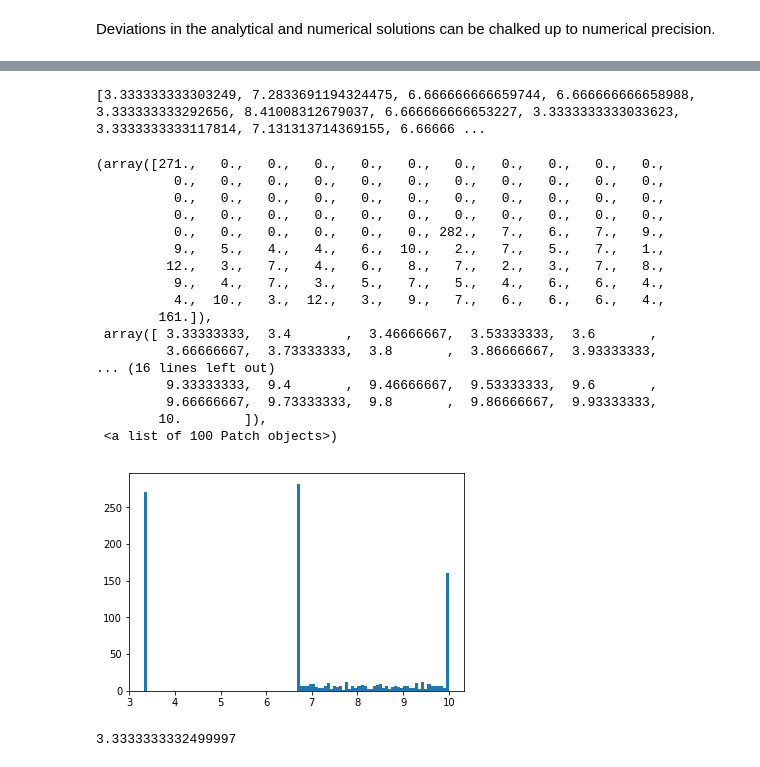
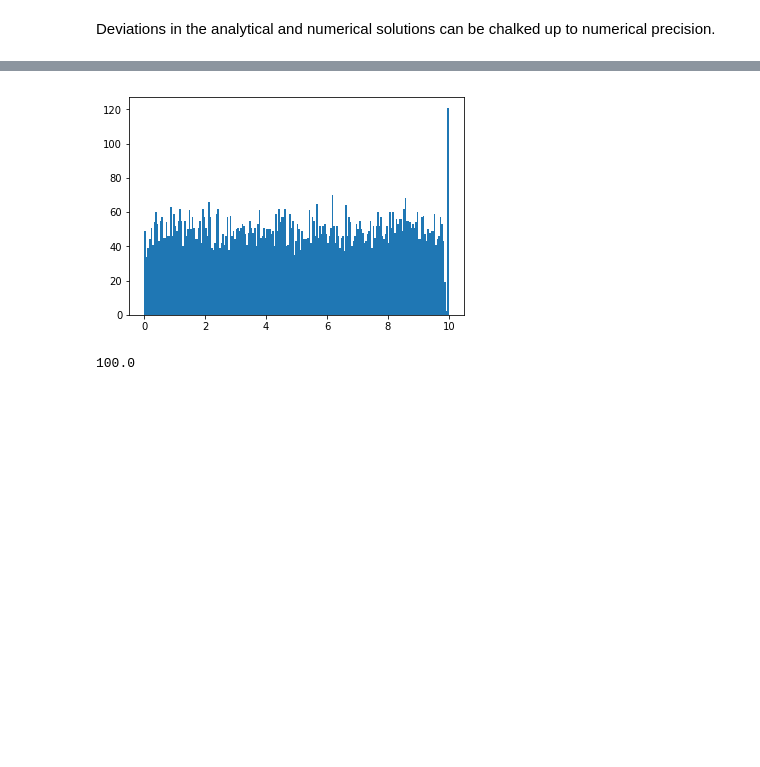
Before and after one commit to NumEconCopenhagen/projects-2019-computer-says-no, a Jupyter notebook: modelproject/modelproject.ipynb, the cells around one changed output, grey strips where cells are left out. Drawn from its saved outputs; the diff is of its cells as text; code cells hidden in the pictures; blank space fills up the shorter version.

```diff
--- a/modelproject/modelproject.ipynb
+++ b/modelproject/modelproject.ipynb
@@ -95,11 +95,11 @@ We now have to define the constraints. Three moving parts are specified for the
 3) The budget function: calculates the slack in budget given choices of leisure and consumption (the actual constraint). <br>
 # %%
 # 1) Wage function: returning the after tax wagerate for for a given level of leisure consumption (the more leisure the lower taxrate = higher wagerate).<br>
-def wage_flat(l):
-    """ Marg. wage function with no taxation is (constant):
+def wage_notax(l):
+    """ Marg. wage function with no taxation is constant:
 
         PARAMETERS:
-        w: constant wage
+        w: wage rate
         ARGS:
         l: leisure
 
@@ -342,29 +481,27 @@ results =[solverprog(cobbdouglas,par=x) for x in alpha]
+# %%
+def solverflat(util, wage, maxlabinc, leiexp,par):
+    """Return utility for optimal consumption bundle.
+    INPUT:
+    Util: Utility function
+    wage: wage function
+    maxlabinc: max. wage income if all time is supplied as labour
+    leiexp: Expenditure on leisure
+    alpha: parameters for util function
+
+    OUTPUT:
+    max_U: Utility derived in optimum
+    """
+    # Call optimizer
+    temp = optimize.minimize(util, guess_flat,args=par, method='SLSQP',
+           constraints=[budget_func(wage, maxlabinc, leiexp)], options={'disp':False}, bounds=bounds)
+    return temp.x[1]
+
+results =[solverflat(cobbdouglas,wage_notax,maxlabinc_notax,leiexp,x) for x in alpha]  # generates list of optimal leisure consumption for all agents.
+# %%
+Dens_notax=plt.hist(results, bins=200) ## plots the optimal leisure consumption choices given no taxation.
+# %% [output]
+[figure, added]
 # %%
-print(results)
+print(maxlabinc_notax)
 # %% [output]
-[3.333333333303249, 7.2833691194324475, 6.666666666659744, 6.666666666658988, 3.333333333292656, 8.41008312679037, 6.666666666653227, 3.3333333333033623, 3.3333333333117814, 7.131313714369155, 6.66666 ...
+100.0
-# %%
-plt.hist(results, bins=100)
-# %% [output]
-(array([271.,   0.,   0.,   0.,   0.,   0.,   0.,   0.,   0.,   0.,   0.,
-          0.,   0.,   0.,   0.,   0.,   0.,   0.,   0.,   0.,   0.,   0.,
-          0.,   0.,   0.,   0.,   0.,   0.,   0.,   0.,   0.,   0.,   0.,
-          0.,   0.,   0.,   0.,   0.,   0.,   0.,   0.,   0.,   0.,   0.,
-          0.,   0.,   0.,   0.,   0.,   0., 282.,   7.,   6.,   7.,   9.,
-          9.,   5.,   4.,   4.,   6.,  10.,   2.,   7.,   5.,   7.,   1.,
-         12.,   3.,   7.,   4.,   6.,   8.,   7.,   2.,   3.,   7.,   8.,
-          9.,   4.,   7.,   3.,   5.,   7.,   5.,   4.,   6.,   6.,   4.,
-          4.,  10.,   3.,  12.,   3.,   9.,   7.,   6.,   6.,   6.,   4.,
-        161.]),
- array([ 3.33333333,  3.4       ,  3.46666667,  3.53333333,  3.6       ,
-         3.66666667,  3.73333333,  3.8       ,  3.86666667,  3.93333333,
-... (16 lines left out)
-         9.33333333,  9.4       ,  9.46666667,  9.53333333,  9.6       ,
-         9.66666667,  9.73333333,  9.8       ,  9.86666667,  9.93333333,
-        10.        ]),
- <a list of 100 Patch objects>)
-[figure, removed]
-# %%
-solverprog(cobbdouglas,par=1)
-# %% [output]
-3.3333333332499997
```
Also changed, not shown: parts of 30 cells of this notebook.
